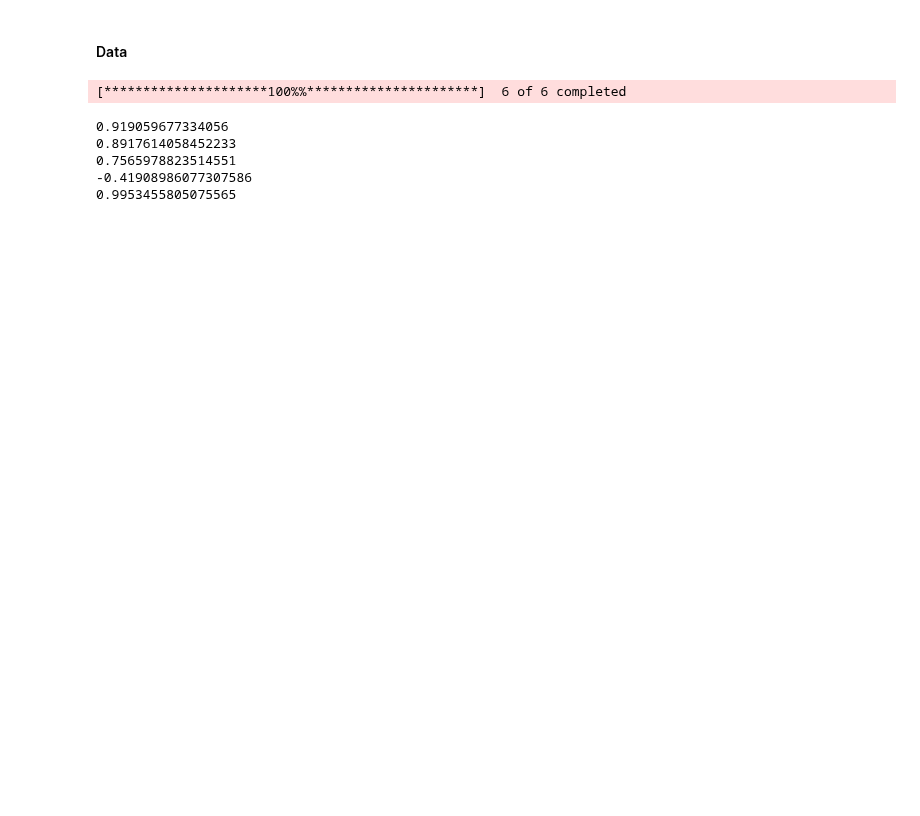
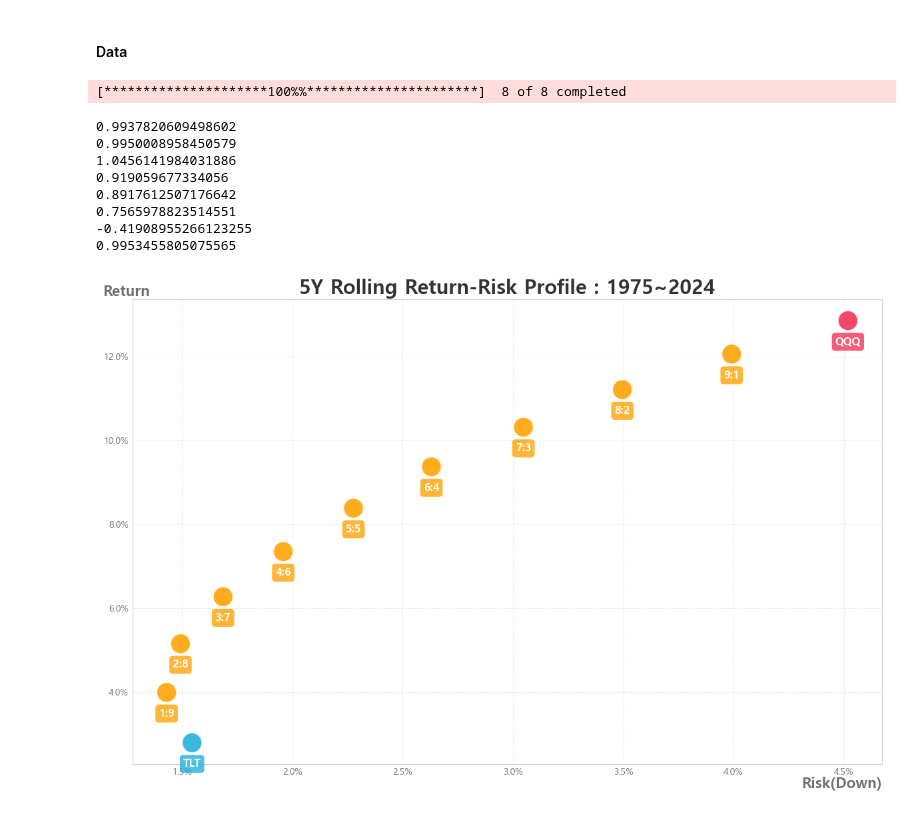
Before and after one commit to sdjhs0327/ws_fn, a Jupyter notebook: strategy/99_05_Report_shock.ipynb, the cells around one changed output. Saved outputs shown, nothing was run; the diff lists cells and outputs as text; code cells hidden in the pictures; blank space fills up the shorter version.

```diff
--- a/strategy/99_05_Report_shock.ipynb
+++ b/strategy/99_05_Report_shock.ipynb
@@ -66,7 +66,7 @@ dm_path = "C:/Users/sdjhs/git/data/DM"
 gold = pd.read_csv(f"gold.csv", encoding='utf-8').set_index('Date')[['Close']].rename(columns={'Close':'Gold'})
 gold.index = pd.to_datetime(gold.index)
 
-df_ori = data_funcs.get_merged_df('^IXIC', '^GSPC', 'SCHD', 'GC=F', 'TLT', '^DJI')
+df_ori = data_funcs.get_merged_df('^IXIC', '^GSPC', 'SCHD', 'QQQ', 'SPY', 'GC=F', 'TLT', '^DJI')
 DGS20 = fred.get_series('DGS20')
 DGS10 = fred.get_series('DGS10')
 df_ori = df_ori.fillna(method = 'pad')
@@ -74,27 +74,33 @@ df_ori['Gold'] = gold['Gold']
 df_ori['DGS10'] = DGS10
 df_ori['DGS20'] = DGS20
 
-df_ori = df_ori[['SCHD', '^GSPC', '^DJI', '^IXIC', 'TLT', 'DGS10', 'DGS20', 'Gold', 'GC=F']]
-df_ori.columns = ['SCHD', 'S&P500', 'DowJones', 'NASDAQ', 'TLT', 'DGS10', 'DGS20', 'Gold', 'GC=F']
+df_ori = df_ori[['SCHD', 'QQQ', 'SPY', '^GSPC', '^DJI', '^IXIC', 'TLT', 'DGS10', 'DGS20', 'Gold', 'GC=F']]
+df_ori.columns = ['SCHD', 'QQQ', 'SPY', 'S&P500', 'DowJones', 'NASDAQ', 'TLT', 'DGS10', 'DGS20', 'Gold', 'GC=F']
 # %% [output]
-[*********************100%%**********************]  6 of 6 completed
+[*********************100%%**********************]  8 of 8 completed
 # %%
 ## Imputation
-df_imputed = myfuncs.imputation(df_ori, 'S&P500', 'DowJones')
+df_imputed = myfuncs.imputation(df_ori, 'S&P500', 'SPY')
+df_imputed = myfuncs.imputation(df_imputed, 'S&P500', 'NASDAQ')
+df_imputed = myfuncs.imputation(df_imputed, 'NASDAQ', 'QQQ')
+df_imputed = myfuncs.imputation(df_imputed, 'S&P500', 'DowJones')
 df_imputed = myfuncs.imputation(df_imputed, 'DowJones', 'SCHD')
 df_imputed = myfuncs.imputation(df_imputed, 'DGS10', 'DGS20')
 df_imputed = myfuncs.imputation(df_imputed, 'DGS20', 'TLT')
 df_imputed = myfuncs.imputation(df_imputed, 'GC=F', 'Gold')
-dataset = df_imputed['1970':][['SCHD', 'S&P500', 'TLT', 'Gold']]
+dataset = df_imputed['1970':][['SCHD', 'QQQ', 'SPY', 'TLT', 'Gold']]
 dataset = dataset.fillna(method='pad')
 dataset['Gold'][:gold.index[0]] = np.nan
 dataset['Gold']['1975-01-02'] = 1
 dataset['Gold']['1975-01-03'] = 1
 # %% [output]
+0.9937820609498602
+0.9950008958450579
+1.0456141984031886
 0.919059677334056
-0.8917614058452233
+0.8917612507176642
 0.7565978823514551
--0.41908986077307586
+-0.41908955266123255
 0.9953455805075565
 # %%
 shock_dict = {"세계전충격_t0":'1948-11-01', "세계전충격_t1":'1949-10-28',
@@ -110,7 +116,7 @@ shock_dict = {"세계전충격_t0":'1948-11-01', "세계전충격_t1":'1949-10-2
               "금융위기_t0":'2007-12-04', "금융위기_t1":'2009-06-01',
               "코로나_t0":'2020-01-31', "코로나_t1":'2020-04-03'}
 # %%
-assets = ['S&P500', 'TLT', 'Gold']
+assets = ['QQQ', 'TLT', 'Gold']
 # %%
 df = dataset[assets].copy()
 df_1_0 = df[:'1984-12-31']
@@ -318,0 +432,3 @@ def mdd_plot(df):
+# %%
+ticker_A = 'QQQ'
+ticker_B = 'TLT'
@@ -318,0 +458,50 @@ def mdd_plot(df):
+# %%
+plot_df = sort_data.copy()
+
+# 색상 및 크기 설정
+colors = [color_norm, color_sub, color_sub, color_sub, color_sub, color_sub, color_sub, color_sub, color_sub, color_sub, color_cont]
+sizes = 500
+
+# 그래프 설정
+fig, ax = plt.subplots(figsize=figsize)
+
+# 점 그리기
+x = plot_df['Risk']
+y = plot_df['Return']
+scatter = ax.scatter(x, y, c=colors, s=sizes, edgecolors="white", linewidth=2, alpha=0.9)
+
+
+# 데이터 레이블 추가
+labels = list(plot_df.index)
+for i, label in enumerate(labels):
+    plt.text(
+        x[i], y[i]-np.abs(y.max()-y.min())*0.05, label, fontsize=12, ha="center", va="center",
+        color="white", fontweight="bold", bbox=dict(facecolor=colors[i], edgecolor='none', alpha=0.8, boxstyle="round,pad=0.3")
+    )
+
+# % 단위를 추가하는 포맷터 함수 정의
+def percent_formatter(x, pos):
+    return f"{round(x, 2)}%"
+
+# X축, Y축에 % 포맷터 적용
+plt.gca().xaxis.set_major_formatter(FuncFormatter(percent_formatter))
+plt.gca().yaxis.set_major_formatter(FuncFormatter(percent_formatter))
+# 눈금과 축 간격 줄이기
+plt.gca().tick_params(axis="x", pad=1)  # X축 눈금 패딩 조정
+plt.gca().tick_params(axis="y", pad=1)  # Y축 눈금 패딩 조정
+
+# 축 설정
+plt.title(f"5Y Rolling Return-Risk Profile : {data.index[0].year}~{data.index[-1].year}", fontsize=22, fontweight="bold", color=color_basic)
+plt.xlabel("Risk(Down)", fontsize=16, labelpad=0, fontweight="bold", color=color_around, loc="right")
+plt.ylabel("Return", fontsize=16, labelpad=-50, fontweight="bold", color=color_around, loc="top", rotation=0)
+plt.xticks(fontsize=10, color=color_around)
+plt.yticks(fontsize=10, color=color_around)
+# plt.xlim(2.9, 5.7)
+# plt.ylim(2.4, 6.9)
+plt.grid(color=color_around2, linestyle="--", linewidth=0.7, alpha=0.7)
+
+# 저장 및 출력
+plt.tight_layout()
+plt.show()
+# %% [output]
+[figure, added]
```
Also changed, not shown: parts of 8 cells of this notebook, 1 other file.
